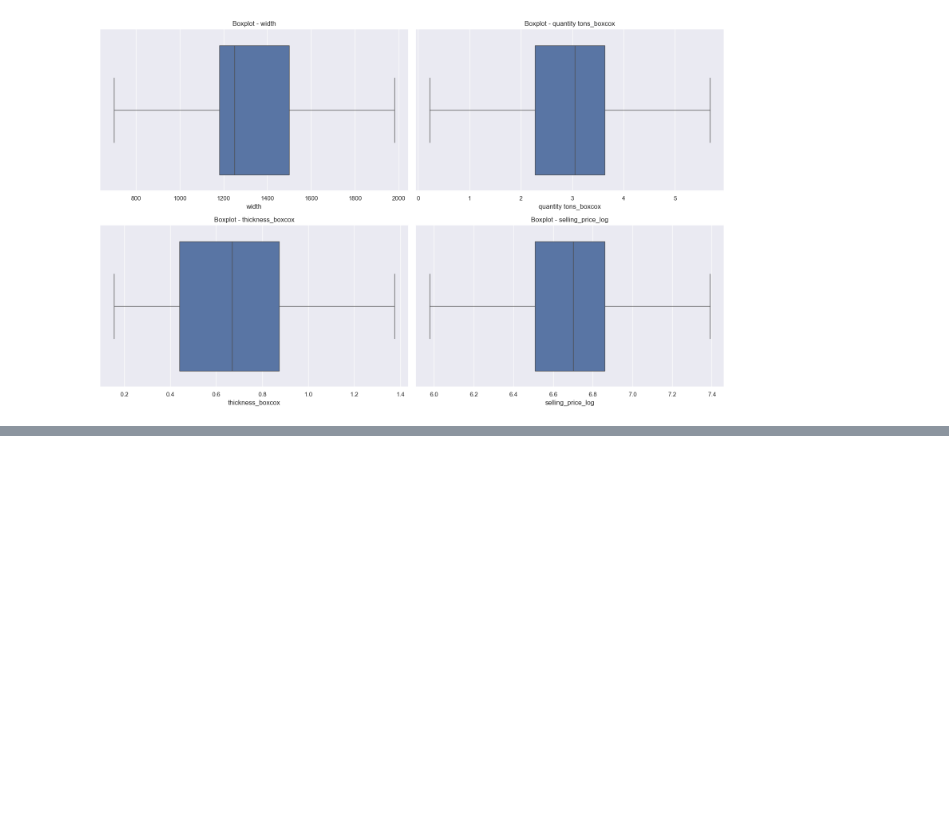
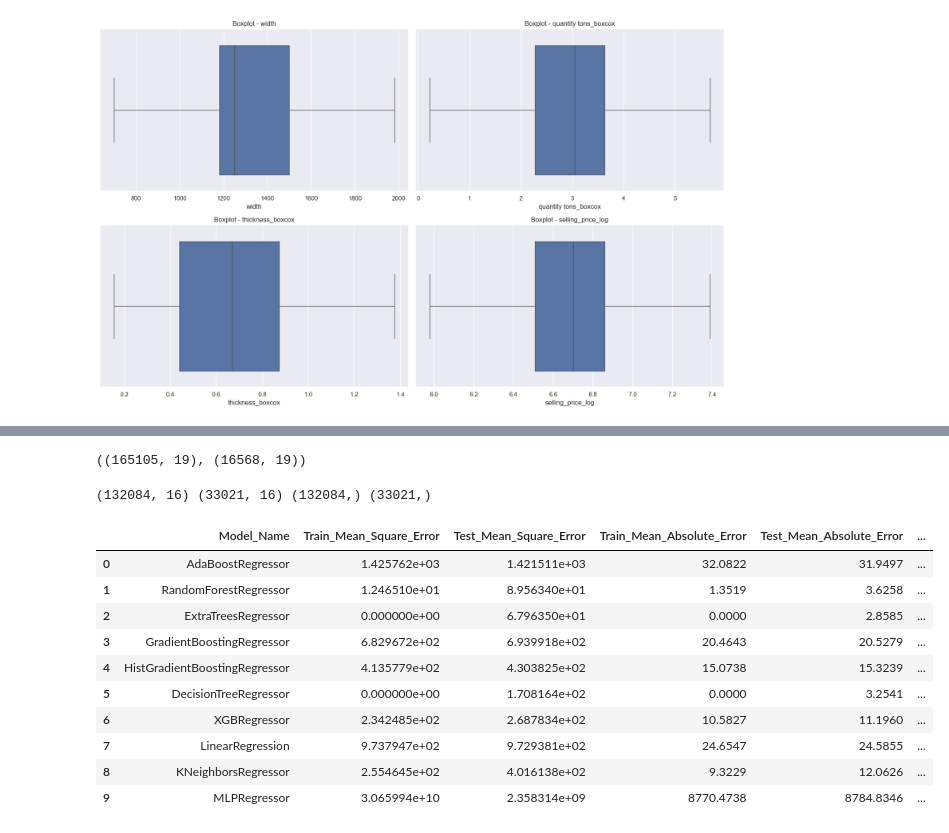
Before and after one commit to Prakash-Kani/Industrial-Copper-Modeling, a Jupyter notebook: Industrial_Dataset_EDA.ipynb, the cells around one changed output, grey strips where cells are left out. Cells and saved outputs as stored; diff of their text form; code cells hidden in the pictures; blank space fills up the shorter version.

```diff
--- a/Industrial_Dataset_EDA.ipynb
+++ b/Industrial_Dataset_EDA.ipynb
@@ -662,0 +682,8 @@ sns.heatmap(df[column_name].corr(), annot= True)
+# %%
+copper_data['item_date'] = pd.to_datetime(copper_data['item_date'], format = '%Y/%m/%d')
+copper_data['delivery date'] = pd.to_datetime(copper_data['delivery date'], format = '%Y/%m/%d')
+
+copper_data['item_date_day'] = copper_data['item_date'].dt.day
+copper_data['item_date_month'] = copper_data['item_date'].dt.month
+copper_data['item_date_year'] = copper_data['item_date'].dt.year
+copper_data.head()
@@ -662,0 +748,31 @@ sns.heatmap(df[column_name].corr(), annot= True)
+# %%
+correct_delivery_date_df = copper_data[copper_data['day_difference'] > 0]
+inconsitance_delivery_date_df = copper_data[copper_data['day_difference'] <= 0]
+correct_delivery_date_df.shape, inconsitatance_delivery_date_df.shape
+# %% [output]
+((165105, 19), (16568, 19))
+# %%
+from sklearn.preprocessing import OrdinalEncoder
+enc=OrdinalEncoder()
+for col_name in ['delivery date', 'item_date', 'status', 'item type']:
+    correct_delivery_date_df[col_name] = enc.fit_transform(correct_delivery_date_df[[col_name]])
+    inconsitance_delivery_date_df[col_name] = enc.fit_transform(inconsitance_delivery_date_df[[col_name]])
+# %%
+y = correct_delivery_date_df['day_difference']
+x = correct_delivery_date_df.drop(['day_difference', 'item_date', 'delivery date'], axis =1)
+# %%
+models = regression(x, y).all_model()
+models
+# %% [output]
+(132084, 16) (33021, 16) (132084,) (33021,)
+|  | Model_Name | Train_Mean_Square_Error | Test_Mean_Square_Error | Train_Mean_Absolute_Error | Test_Mean_Absolute_Error | ... |
+| 0 | AdaBoostRegressor | 1.425762e+03 | 1.421511e+03 | 32.0822 | 31.9497 | ... |
+| 1 | RandomForestRegressor | 1.246510e+01 | 8.956340e+01 | 1.3519 | 3.6258 | ... |
+| 2 | ExtraTreesRegressor | 0.000000e+00 | 6.796350e+01 | 0.0000 | 2.8585 | ... |
+| 3 | GradientBoostingRegressor | 6.829672e+02 | 6.939918e+02 | 20.4643 | 20.5279 | ... |
+| 4 | HistGradientBoostingRegressor | 4.135779e+02 | 4.303825e+02 | 15.0738 | 15.3239 | ... |
+| 5 | DecisionTreeRegressor | 0.000000e+00 | 1.708164e+02 | 0.0000 | 3.2541 | ... |
+| 6 | XGBRegressor | 2.342485e+02 | 2.687834e+02 | 10.5827 | 11.1960 | ... |
+| 7 | LinearRegression | 9.737947e+02 | 9.729381e+02 | 24.6547 | 24.5855 | ... |
+| 8 | KNeighborsRegressor | 2.554645e+02 | 4.016138e+02 | 9.3229 | 12.0626 | ... |
+| 9 | MLPRegressor | 3.065994e+10 | 2.358314e+09 | 8770.4738 | 8784.8346 | ... |
```
Also changed, not shown: parts of 17 cells of this notebook.
